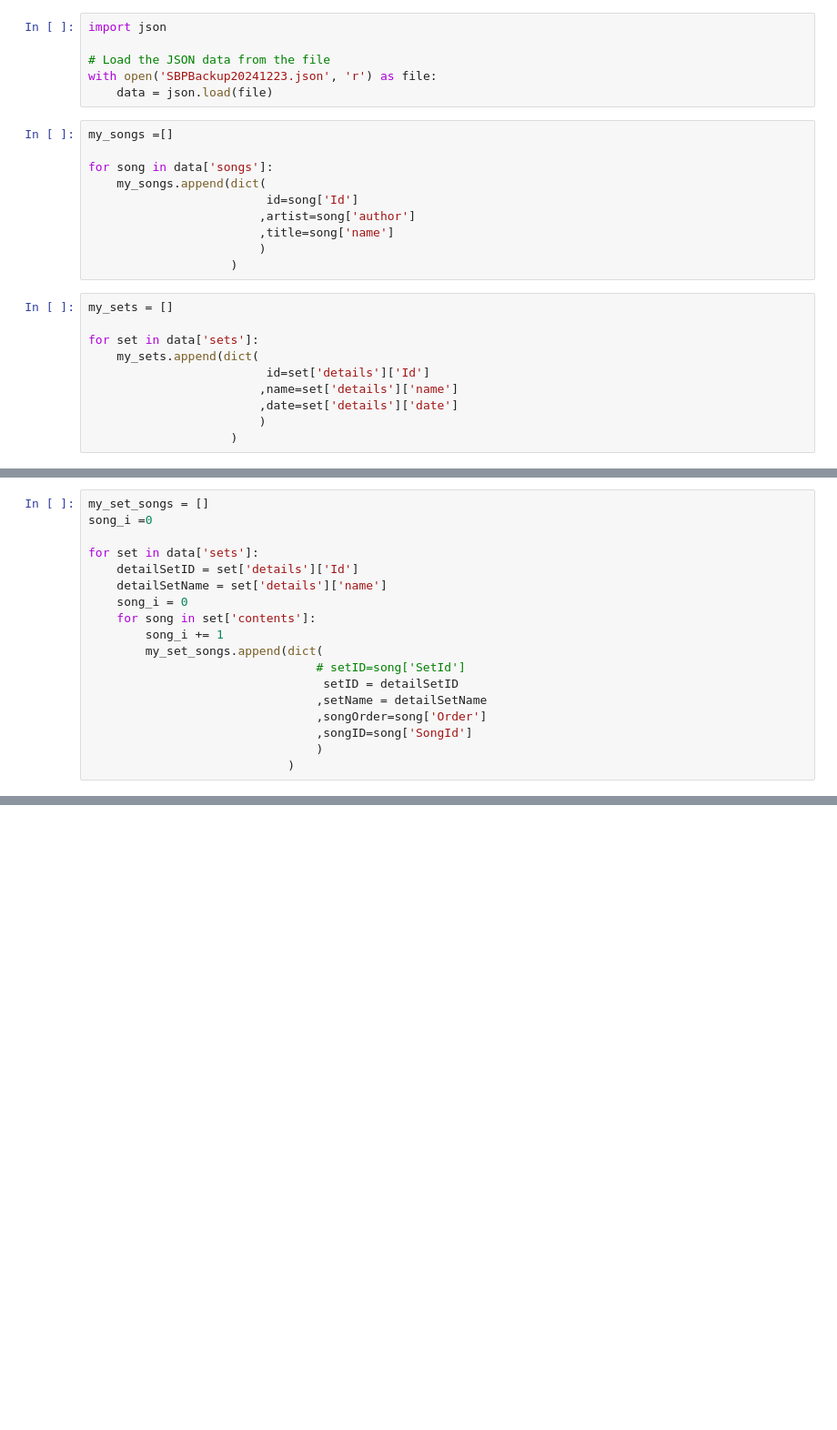
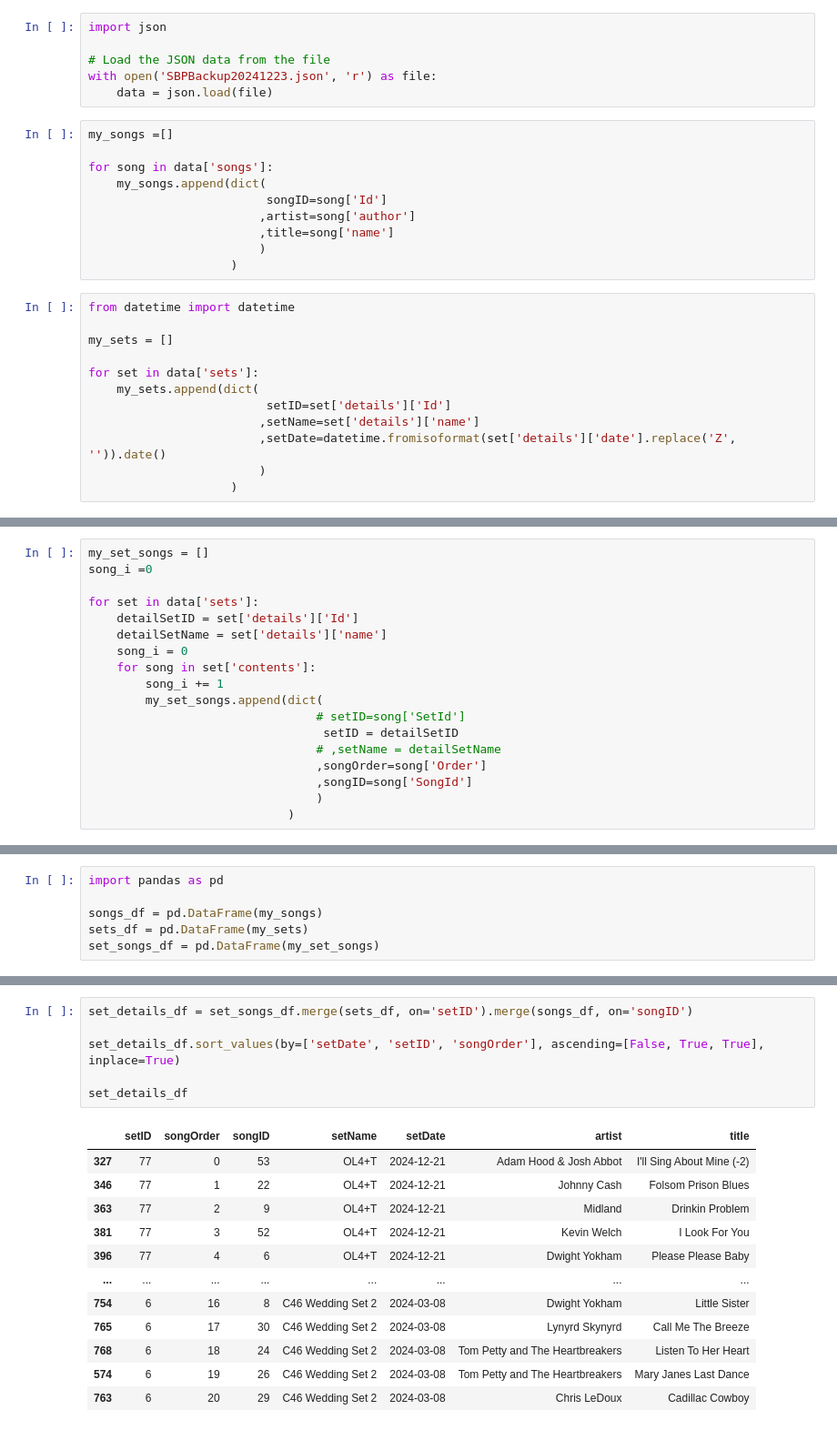
Before and after one commit to mtingey/SetListMaker, a Jupyter notebook: Songs.ipynb, the cells around one changed output, grey strips where cells are left out. Shown at 91% size. Cells and saved outputs as stored; diff of their text form; blank space fills up the shorter version.

Commit message:
cleaning up dates

```diff
--- a/Songs.ipynb
+++ b/Songs.ipynb
@@ -9,19 +9,21 @@ my_songs =[]
 
 for song in data['songs']:
     my_songs.append(dict(
-                         id=song['Id']
+                         songID=song['Id']
                         ,artist=song['author']
                         ,title=song['name']
                         )
                     )
 # %%
+from datetime import datetime
+
 my_sets = []
 
 for set in data['sets']:
     my_sets.append(dict(
-                         id=set['details']['Id']
-                        ,name=set['details']['name']
-                        ,date=set['details']['date']
+                         setID=set['details']['Id']
+                        ,setName=set['details']['name']
+                        ,setDate=datetime.fromisoformat(set['details']['date'].replace('Z', '')).date()
                         )
                     )
 # %%
@@ -40,7 +45,7 @@ for set in data['sets']:
         my_set_songs.append(dict(
                                 # setID=song['SetId']
                                  setID = detailSetID
-                                ,setName = detailSetName
+                                # ,setName = detailSetName
                                 ,songOrder=song['Order']
                                 ,songID=song['SongId']
                                 )
@@ -53,0 +81,6 @@ print(my_set_songs)
+# %%
+import pandas as pd
+
+songs_df = pd.DataFrame(my_songs)
+sets_df = pd.DataFrame(my_sets)
+set_songs_df = pd.DataFrame(my_set_songs)
@@ -53,0 +135,19 @@ print(my_set_songs)
+# %%
+set_details_df = set_songs_df.merge(sets_df, on='setID').merge(songs_df, on='songID')
+
+set_details_df.sort_values(by=['setDate', 'setID', 'songOrder'], ascending=[False, True, True], inplace=True)
+
+set_details_df
+# %% [output]
+|  | setID | songOrder | songID | setName | setDate | artist | title |
+| 327 | 77 | 0 | 53 | OL4+T | 2024-12-21 | Adam Hood & Josh Abbot | I'll Sing About Mine (-2) |
+| 346 | 77 | 1 | 22 | OL4+T | 2024-12-21 | Johnny Cash | Folsom Prison Blues |
+| 363 | 77 | 2 | 9 | OL4+T | 2024-12-21 | Midland | Drinkin Problem |
+| 381 | 77 | 3 | 52 | OL4+T | 2024-12-21 | Kevin Welch | I Look For You |
+| 396 | 77 | 4 | 6 | OL4+T | 2024-12-21 | Dwight Yokham | Please Please Baby |
+| ... | ... | ... | ... | ... | ... | ... | ... |
+| 754 | 6 | 16 | 8 | C46 Wedding Set 2 | 2024-03-08 | Dwight Yokham | Little Sister |
+| 765 | 6 | 17 | 30 | C46 Wedding Set 2 | 2024-03-08 | Lynyrd Skynyrd | Call Me The Breeze |
+| 768 | 6 | 18 | 24 | C46 Wedding Set 2 | 2024-03-08 | Tom Petty and The Heartbreakers | Listen To Her Heart |
+| 574 | 6 | 19 | 26 | C46 Wedding Set 2 | 2024-03-08 | Tom Petty and The Heartbreakers | Mary Janes Last Dance |
+| 763 | 6 | 20 | 29 | C46 Wedding Set 2 | 2024-03-08 | Chris LeDoux | Cadillac Cowboy |
```
Also changed, not shown: parts of 9 cells of this notebook, 3 other files.
